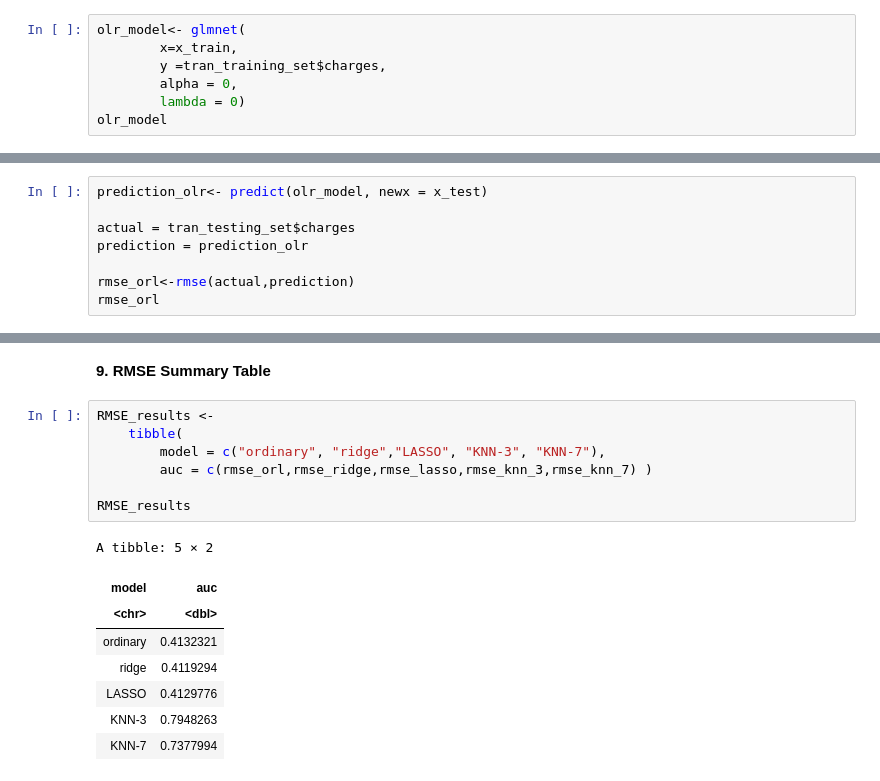
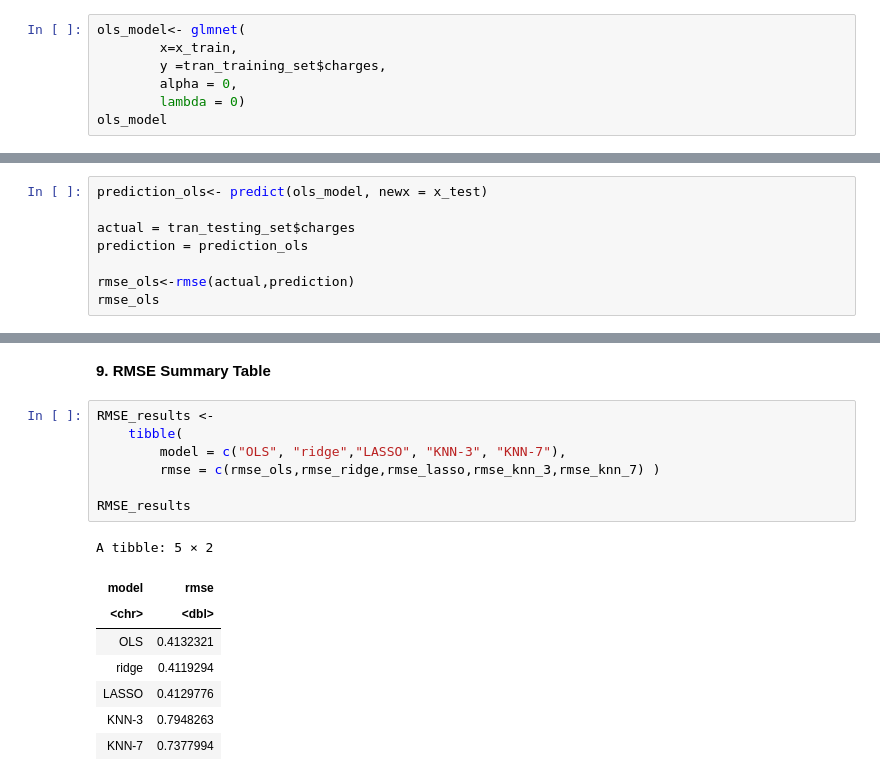
Before and after one commit to Zibo-S/STAT301_Gp_4, a Jupyter notebook: Final_Report_Draft2.ipynb, the cells around one changed output, grey strips where cells are left out. Saved outputs shown, nothing was run; the diff lists cells and outputs as text.

```diff
--- a/Final_Report_Draft2.ipynb
+++ b/Final_Report_Draft2.ipynb
@@ -417,25 +390,25 @@ length(prediction)
 # %% [markdown]
 **7. OLR for comparison**
 # %%
-olr_model<- glmnet(
+ols_model<- glmnet(
         x=x_train,
         y =tran_training_set$charges,
         alpha = 0,
         lambda = 0)
-olr_model
+ols_model
 # %% [output]
 Call:  glmnet(x = x_train, y = tran_training_set$charges, alpha = 0,      lambda = 0)
 
   Df  %Dev Lambda
 1  8 76.08      0
 # %%
-prediction_olr<- predict(olr_model, newx = x_test)
+prediction_ols<- predict(ols_model, newx = x_test)
 
 actual = tran_testing_set$charges
-prediction = prediction_olr
+prediction = prediction_ols
 
-rmse_orl<-rmse(actual,prediction)
-rmse_orl
+rmse_ols<-rmse(actual,prediction)
+rmse_ols
 # %% [output]
 [1] 0.4132321
 # %% [markdown]
@@ -463,15 +436,15 @@ rmse_knn_3
 # %%
 RMSE_results <-
     tibble(
-        model = c("ordinary", "ridge","LASSO", "KNN-3", "KNN-7"),
-        auc = c(rmse_orl,rmse_ridge,rmse_lasso,rmse_knn_3,rmse_knn_7) )
+        model = c("OLS", "ridge","LASSO", "KNN-3", "KNN-7"),
+        rmse = c(rmse_ols,rmse_ridge,rmse_lasso,rmse_knn_3,rmse_knn_7) )
 
 RMSE_results
 # %% [output]
 A tibble: 5 × 2
-| model | auc |
+| model | rmse |
 | <chr> | <dbl> |
-| ordinary | 0.4132321 |
+| OLS | 0.4132321 |
 | ridge | 0.4119294 |
 | LASSO | 0.4129776 |
 | KNN-3 | 0.7948263 |
```
Also changed, not shown: parts of 8 cells of this notebook.
